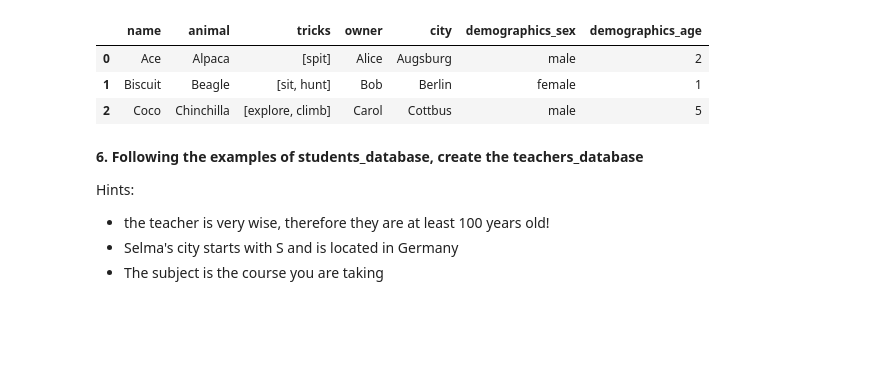
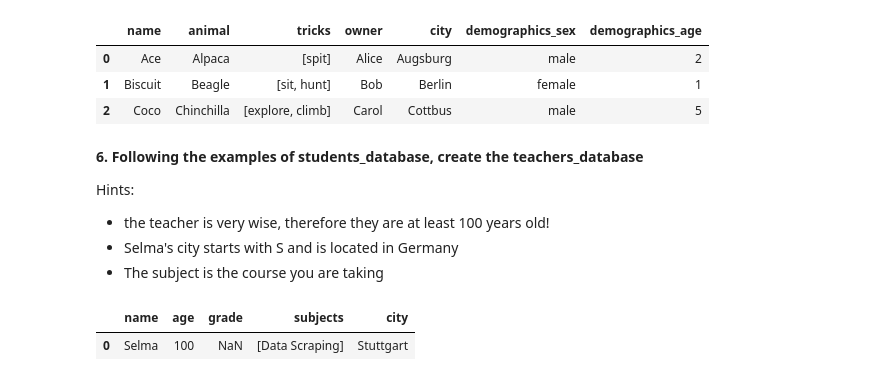
Before and after one commit to shadzic/ESMT_2024_DataScraping_Students, a Jupyter notebook: 02_Data_from_the_Web_lecture.ipynb, the cells around one changed output. Saved outputs shown, nothing was run; the diff lists cells and outputs as text; code cells hidden in the pictures; blank space fills up the shorter version.

```diff
--- a/02_Data_from_the_Web_lecture.ipynb
+++ b/02_Data_from_the_Web_lecture.ipynb
@@ -614,3 +614,8 @@ teacher = {
 teacher_database = [teacher]
 teacher_data = json.dumps(teacher_database, indent=4)
 teachers_df = pd.read_json(teacher_data)
+# %%
+teachers_df
+# %% [output]
+|  | name | age | grade | subjects | city |
+| 0 | Selma | 100 | NaN | [Data Scraping] | Stuttgart |
```
